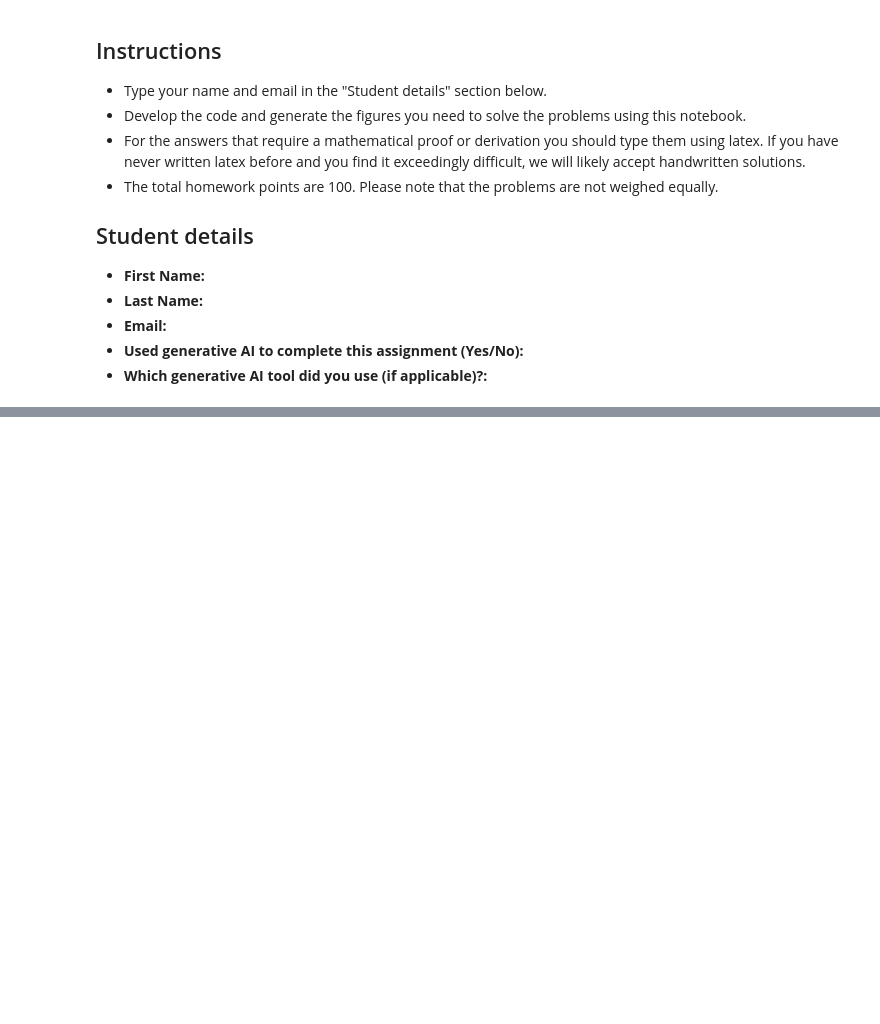
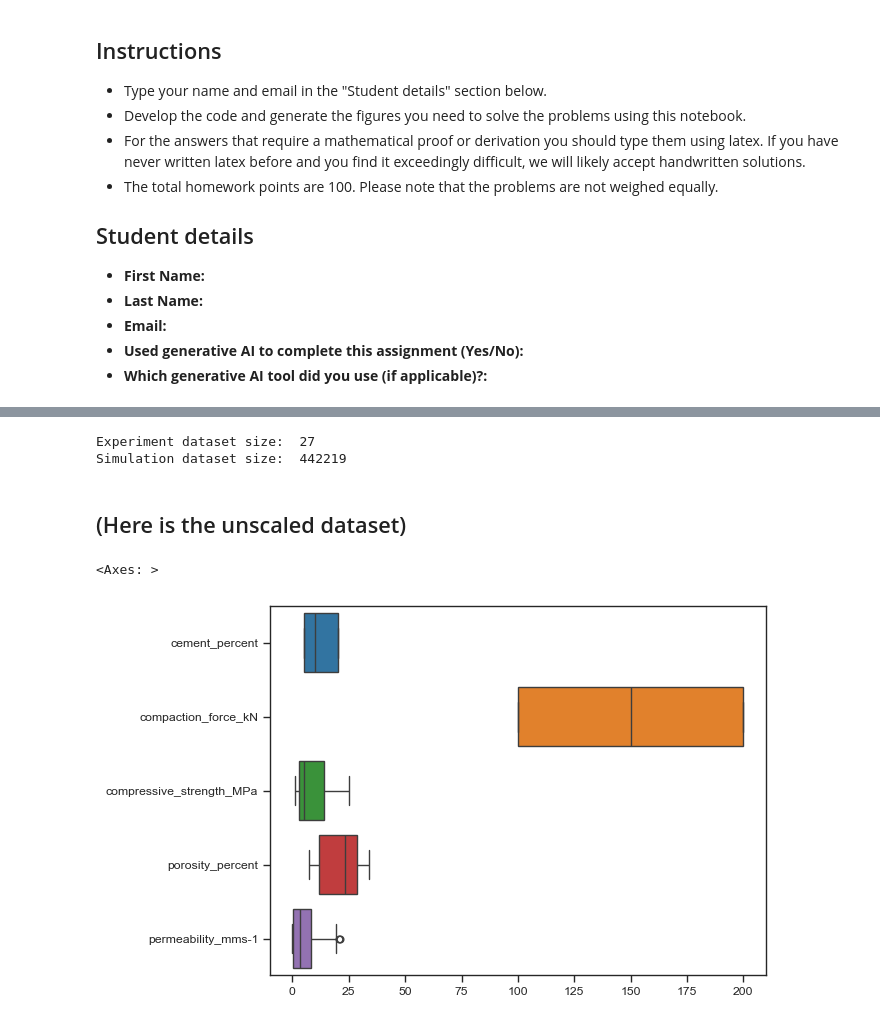
Before and after one commit to PredictiveScienceLab/advanced-scientific-machine-learning, a Jupyter notebook: book/homework/04_homework.ipynb, the cells around one changed output, grey strips where cells are left out. Saved outputs shown, nothing was run; the diff lists cells and outputs as text; code cells hidden in the pictures; blank space fills up the shorter version.

Commit message:
add dataset to hw4

```diff
--- a/book/homework/04_homework.ipynb
+++ b/book/homework/04_homework.ipynb
@@ -32,0 +54,16 @@ sns.set_style("ticks");
+# %%
+import pandas as pd
+
+# Import experiment data
+experiment_data_url = 'https://github.com/PredictiveScienceLab/advanced-scientific-machine-learning/raw/refs/heads/main/book/data/pcbm/wang2024_pcbm_original_experimental_data.xlsx'
+data = pd.read_excel(experiment_data_url)
+
+####################################################################################
+# TODO: Uncomment or delete these lines.
+
+# NOTE: The following excel file just contains samples from the author's GP fit to the experiment data.
+#       I'm including these just in case we need to supplement the experimental data with some simulated data.
+
+simulation_data_url = 'https://github.com/PredictiveScienceLab/advanced-scientific-machine-learning/raw/refs/heads/main/book/data/pcbm/wang2024_pcbm_kriging_surrogate_data1.xlsx'
+data_sim = pd.read_excel(simulation_data_url, header=0)
+####################################################################################
@@ -32,0 +72,15 @@ sns.set_style("ticks");
+# %%
+# Print data size
+print('Experiment dataset size: ', data.shape[0])
+print('Simulation dataset size: ', data_sim.shape[0])
+# %% [output]
+Experiment dataset size:  27
+Simulation dataset size:  442219
+# %% [markdown]
+## (Here is the unscaled dataset)
+# %%
+# Unscaled data
+sns.boxplot(data=data, orient='h')
+# %% [output]
+<Axes: >
+[figure, added]
```
Also changed, not shown: parts of 10 cells of this notebook.
